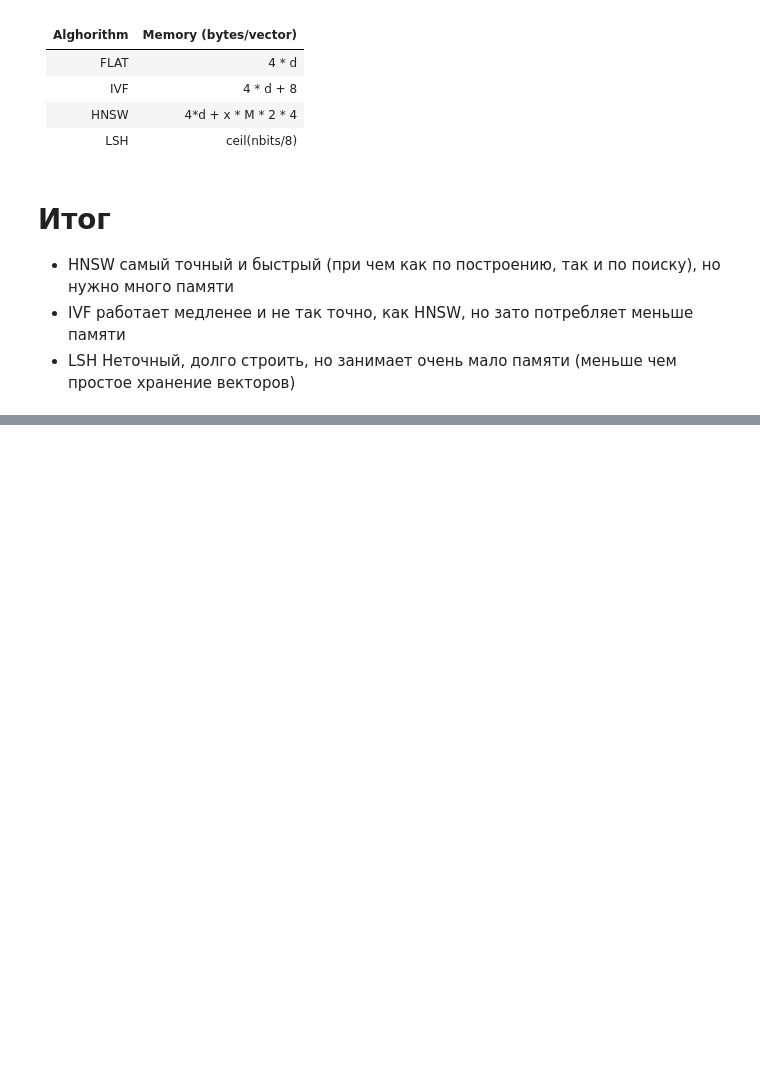
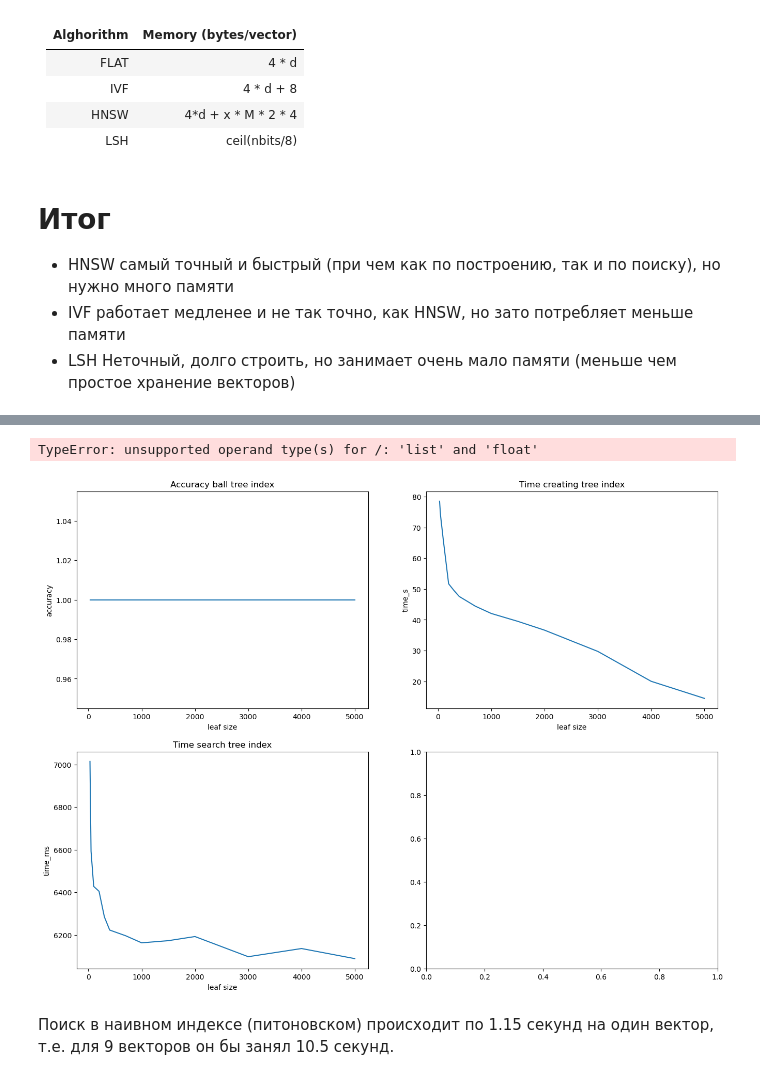
Before and after one commit to levs2001/vector-indexes, a Jupyter notebook: faiss_compare.ipynb, the cells around one changed output, grey strips where cells are left out. Cells and saved outputs as stored; diff of their text form; code cells hidden in the pictures; blank space fills up the shorter version.

```diff
--- a/faiss_compare.ipynb
+++ b/faiss_compare.ipynb
@@ -379,0 +459,20 @@ plt.show()
+# %%
+leaf_size_arr = [30, 50, 100, 200, 300, 400, 700, 1000, 1500, 2000, 3000, 4000, 5000]
+accuracy_arr = []
+time_create_index_s = []
+time_search_ms = []
+for leaf_size in leaf_size_arr:
+    print(f'tree with leafs count {leaf_size}')
+
+    start = time.perf_counter_ns()
+    tree = BallTree(leaf_size)
+    tree.fit(vectors_test)
+    time_create_index_s.append((time.perf_counter_ns() - start) / 1e9)
+
+    start = time.perf_counter_ns()
+    D, I = tree.search(vectors.iloc[indexes_to_find], k)
+    time_search_ms.append((time.perf_counter_ns() - start) / 1e6)
+
+    accur = compare_with_ideal(I_ideal, I, indexes_to_find, k)
+    accuracy_arr.append(accur)
+    print()
@@ -379,0 +603,32 @@ plt.show()
+# %%
+plt.figure(figsize=(16, 12))
+plt.subplot(2, 2, 1)
+plt.plot(leaf_size_arr, accuracy_arr)
+plt.xlabel('leaf size')
+plt.ylabel('accuracy')
+plt.title('Accuracy ball tree index')
+
+plt.subplot(2, 2, 2)
+plt.plot(leaf_size_arr, time_create_index_s)
+plt.xlabel('leaf size')
+plt.ylabel('time_s')
+plt.title('Time creating tree index')
+
+plt.subplot(2, 2, 3)
+plt.plot(leaf_size_arr, time_search_ms)
+plt.xlabel('leaf size')
+plt.ylabel('time_ms')
+plt.title('Time search tree index')
+
+plt.subplot(2, 2, 4)
+plt.plot(leaf_size_arr, time_search_ms / 1e3)
+plt.xlabel('leaf size')
+plt.ylabel('time_s')
+plt.title('Time search ivf index')
+
+plt.show()
+# %% [output]
+TypeError: unsupported operand type(s) for /: 'list' and 'float'
+[figure, added]
+# %% [markdown]
+Поиск в наивном индексе (питоновском) происходит по 1.15 секунд на один вектор, т.е. для 9 векторов он бы занял 10.5 секунд.
```
Also changed, not shown: parts of 15 cells of this notebook, 2 other files.
